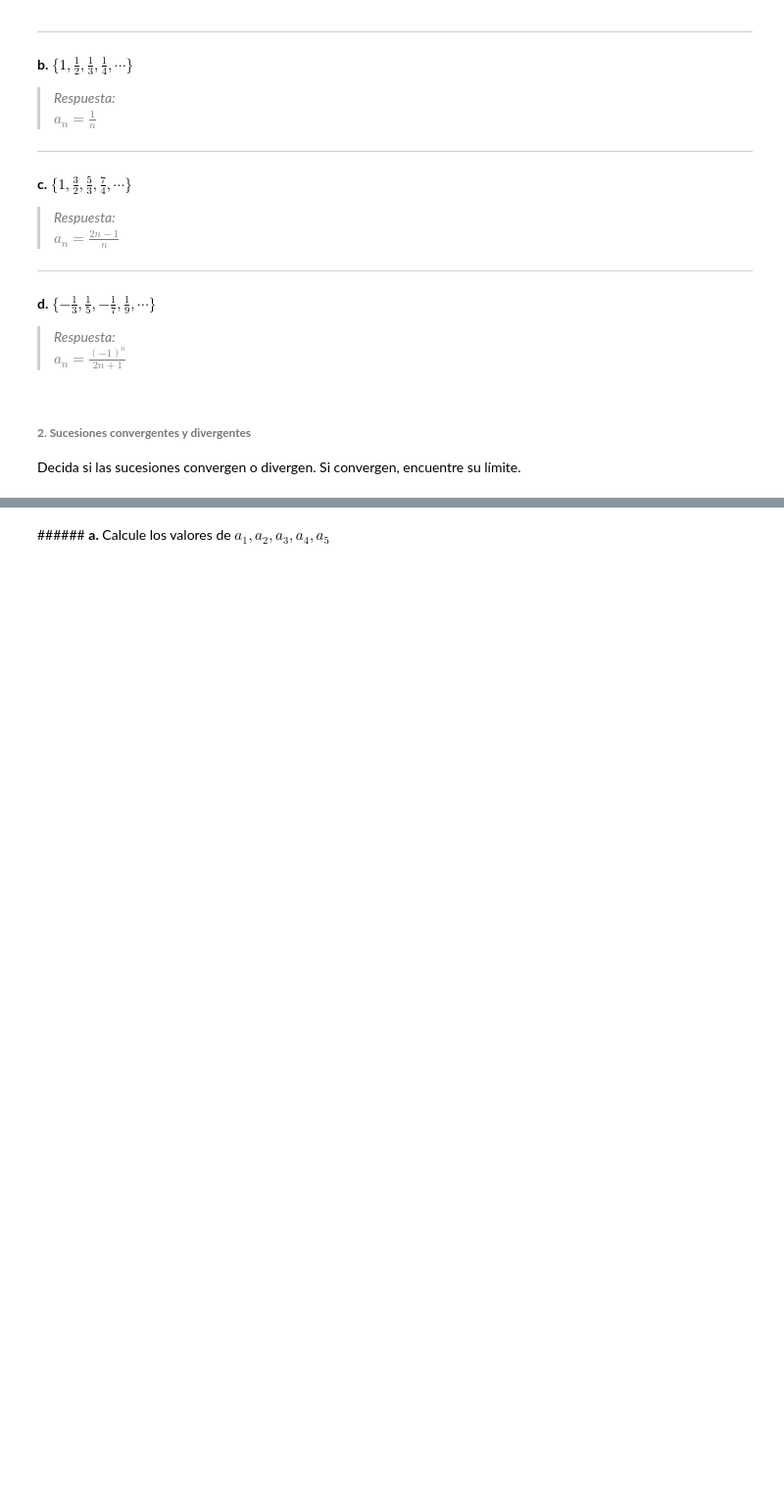
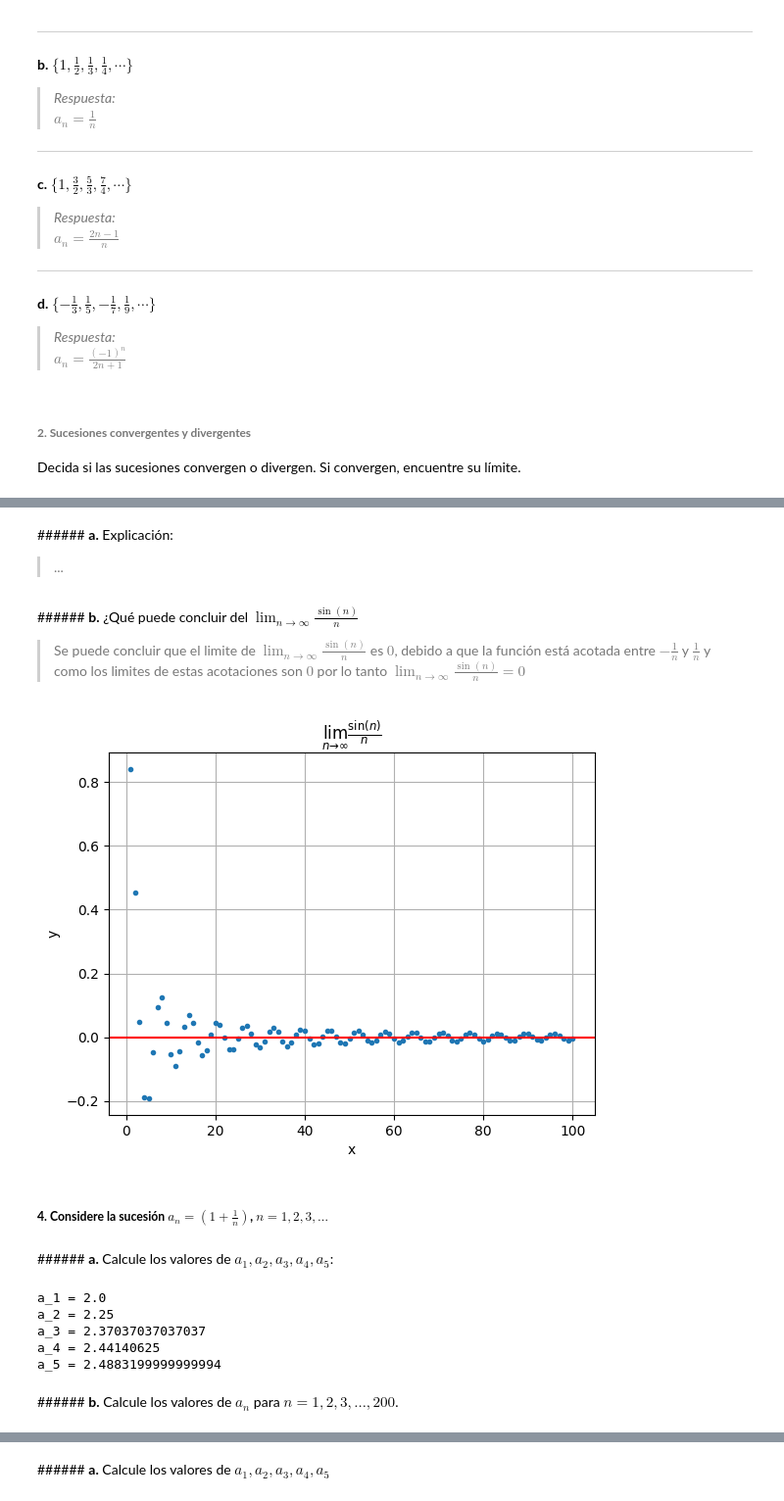
Before and after one commit to IsabellaCandado/Mat_Aplicadas_1, a Jupyter notebook: Taller3.ipynb, the cells around one changed output, grey strips where cells are left out. Shown: that part at 98% size. Saved outputs shown, nothing was run; the diff lists cells and outputs as text; code cells hidden in the pictures; blank space fills up the shorter version.

```diff
--- a/Taller3.ipynb
+++ b/Taller3.ipynb
@@ -105,0 +111,37 @@ $\frac{\sqrt{3}}{\sqrt{5}}=
+# %% [markdown]
+######<font color="ff862d"> **a.** </font> Explicación:
+> ...
+# %% [markdown]
+######<font color="ff862d"> **b.** </font> ¿Qué puede concluir del $\lim_{n\to\infty}\frac{\sin(n)}{n}$
+> Se puede concluir que el limite de $\lim_{n \to \infty} \frac{\sin(n)}{n}$ es $0$, debido a que la función está acotada entre $-\frac{1}{n}$ y $\frac{1}{n}$ y como los limites de estas acotaciones son $0$ por lo tanto $\lim_{n \to \infty} \frac{\sin(n)}{n}=0$
+# %%
+n_valores = np.arange(1, 101)
+
+sin_n = np.sin(n_valores) / n_valores
+
+plt.plot(n_valores, sin_n,'.')
+plt.axhline(0, color='r', linestyle='-')
+plt.title(r'$\lim_{n \to \infty} \frac{\sin(n)}{n}$')
+plt.xlabel('x')
+plt.ylabel(r'y')
+plt.grid(True)
+plt.show()
+# %% [output]
+[figure, added]
+# %% [markdown]
+##### <font color="c75400"> **4.** </font> **Considere la sucesión $a_n=(1+\frac{1}{n})$, $n=1,2,3,\dots$**
+# %% [markdown]
+######<font color="ff862d"> **a.** </font> Calcule los valores de $a_1,a_2,a_3,a_4,a_5$:
+# %%
+n_valores = [1, 2, 3, 4, 5]
+sucesion = [(1 + 1/n)**n for n in n_valores]
+for i in range(len(n_valores)):
+  print(f"a_{n_valores[i]} = {sucesion[i]}")
+# %% [output]
+a_1 = 2.0
+a_2 = 2.25
+a_3 = 2.37037037037037
+a_4 = 2.44140625
+a_5 = 2.4883199999999994
+# %% [markdown]
+######<font color="ff862d"> **b.** </font> Calcule los valores de $a_n$ para $n=1,2,3,\dots,200$.
```
Also changed, not shown: parts of 12 cells of this notebook.
